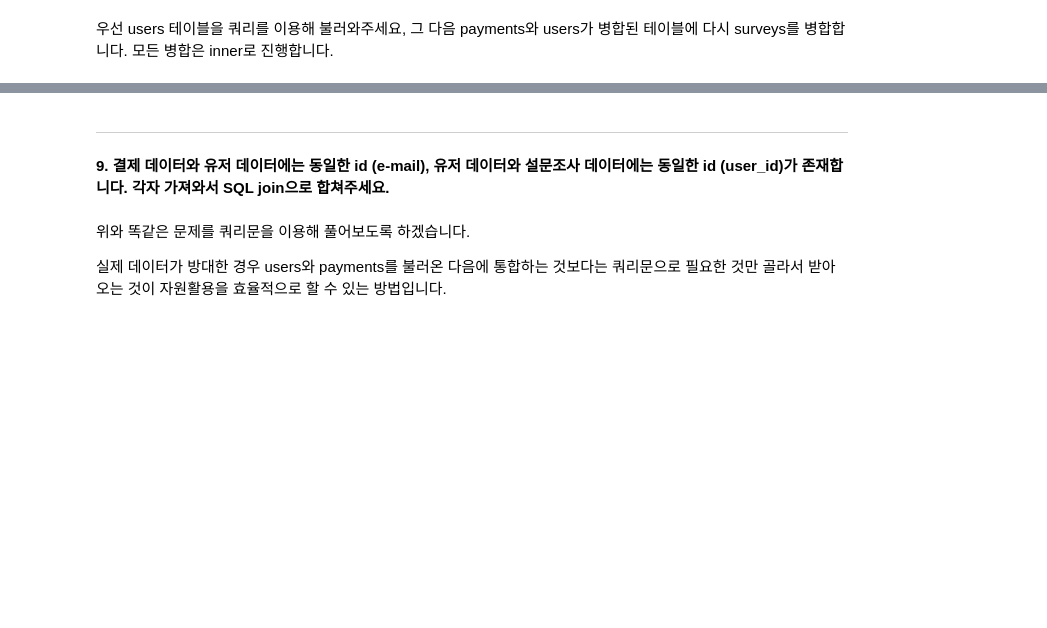
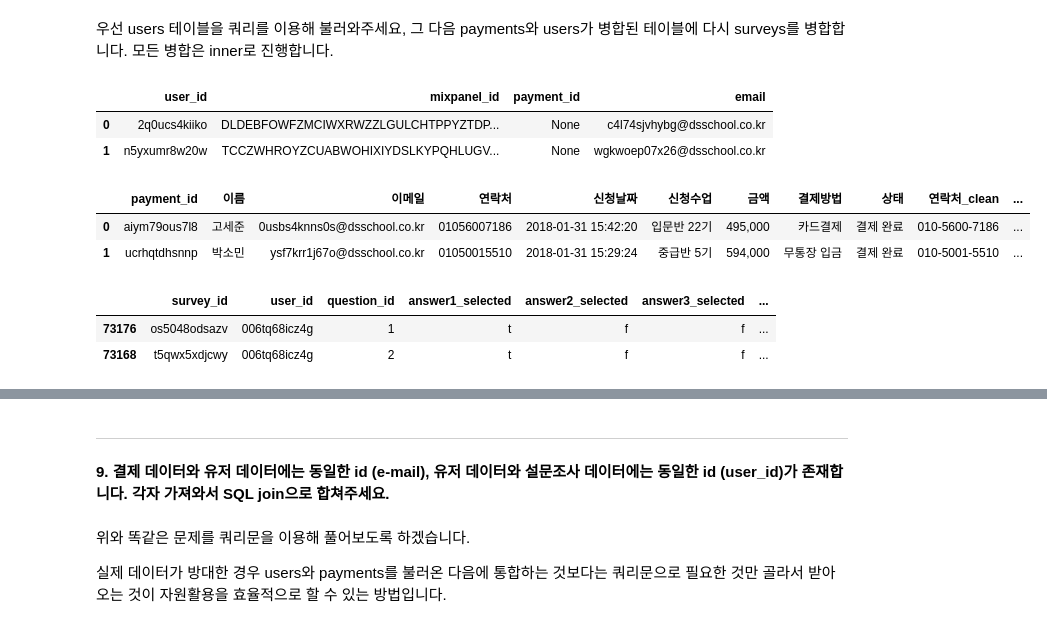
Before and after one commit to shoman2/Data-analysis_DSschool, a Jupyter notebook: 03_Visualization/03_dsschool_data-visualization.ipynb, the cells around one changed output, grey strips where cells are left out. Saved outputs shown, nothing was run; the diff lists cells and outputs as text; code cells hidden in the pictures; blank space fills up the shorter version.

```diff
--- a/03_Visualization/03_dsschool_data-visualization.ipynb
+++ b/03_Visualization/03_dsschool_data-visualization.ipynb
@@ -1639,0 +960,20 @@ answer_list = [f"answer{i}_selected(bool)" for i in range(1, 13)]
+# %%
+users = pd.read_sql("SELECT * FROM 'users'", connect)
+
+users.head(2)
+# %% [output]
+|  | user_id | mixpanel_id | payment_id | email |
+| 0 | 2q0ucs4kiiko | DLDEBFOWFZMCIWXRWZZLGULCHTPPYZTDP... | None | c4l74sjvhybg@dsschool.co.kr |
+| 1 | n5yxumr8w20w | TCCZWHROYZCUABWOHIXIYDSLKYPQHLUGV... | None | wgkwoep07x26@dsschool.co.kr |
+# %%
+payments.head(2)
+# %% [output]
+|  | payment_id | 이름 | 이메일 | 연락처 | 신청날짜 | 신청수업 | 금액 | 결제방법 | 상태 | 연락처_clean | ... |
+| 0 | aiym79ous7l8 | 고세준 | 0usbs4knns0s@dsschool.co.kr | 01056007186 | 2018-01-31 15:42:20 | 입문반 22기 | 495,000 | 카드결제 | 결제 완료 | 010-5600-7186 | ... |
+| 1 | ucrhqtdhsnnp | 박소민 | ysf7krr1j67o@dsschool.co.kr | 01050015510 | 2018-01-31 15:29:24 | 중급반 5기 | 594,000 | 무통장 입금 | 결제 완료 | 010-5001-5510 | ... |
+# %%
+surveys.head(2)
+# %% [output]
+|  | survey_id | user_id | question_id | answer1_selected | answer2_selected | answer3_selected | ... |
+| 73176 | os5048odsazv | 006tq68icz4g | 1 | t | f | f | ... |
+| 73168 | t5qwx5xdjcwy | 006tq68icz4g | 2 | t | f | f | ... |
```
Also changed, not shown: parts of 40 cells of this notebook.
